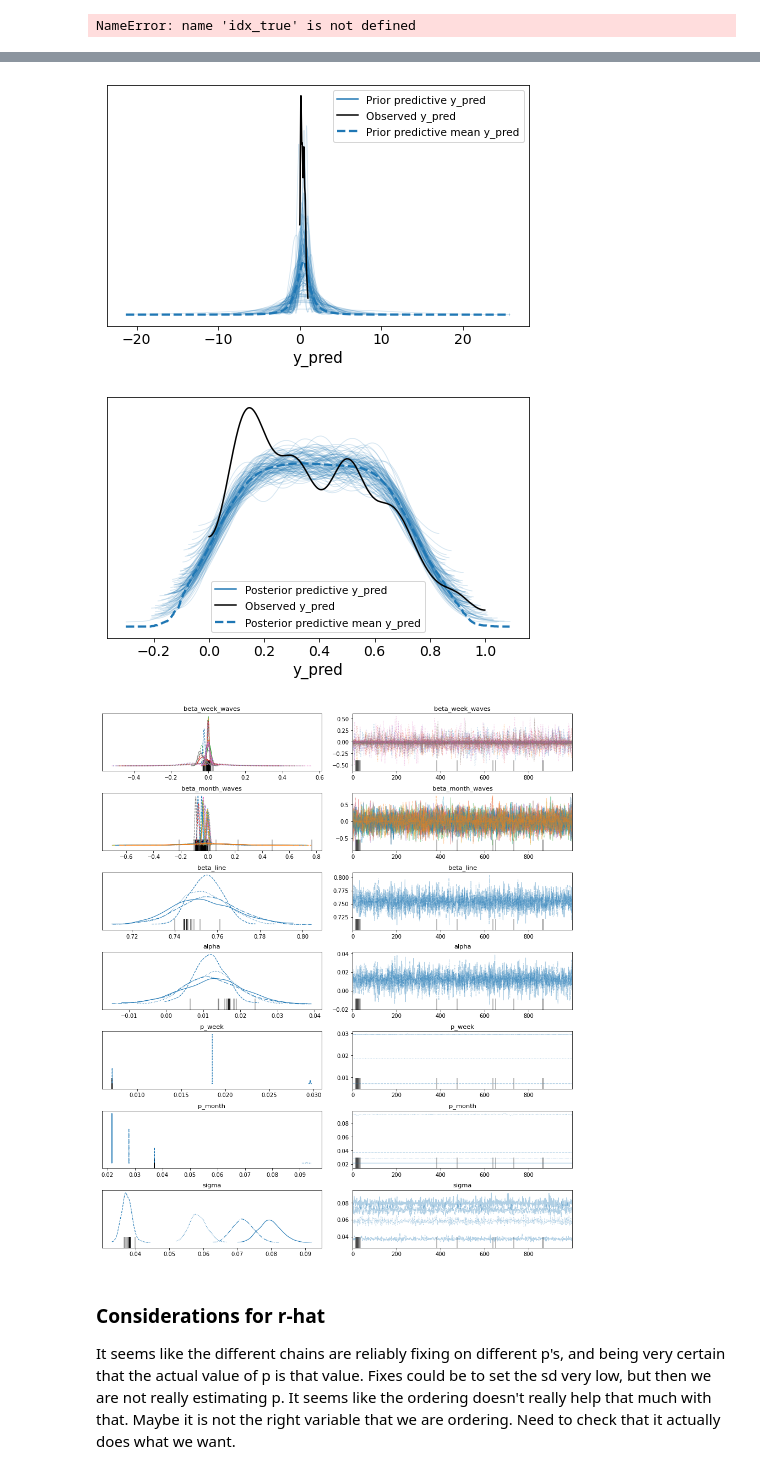
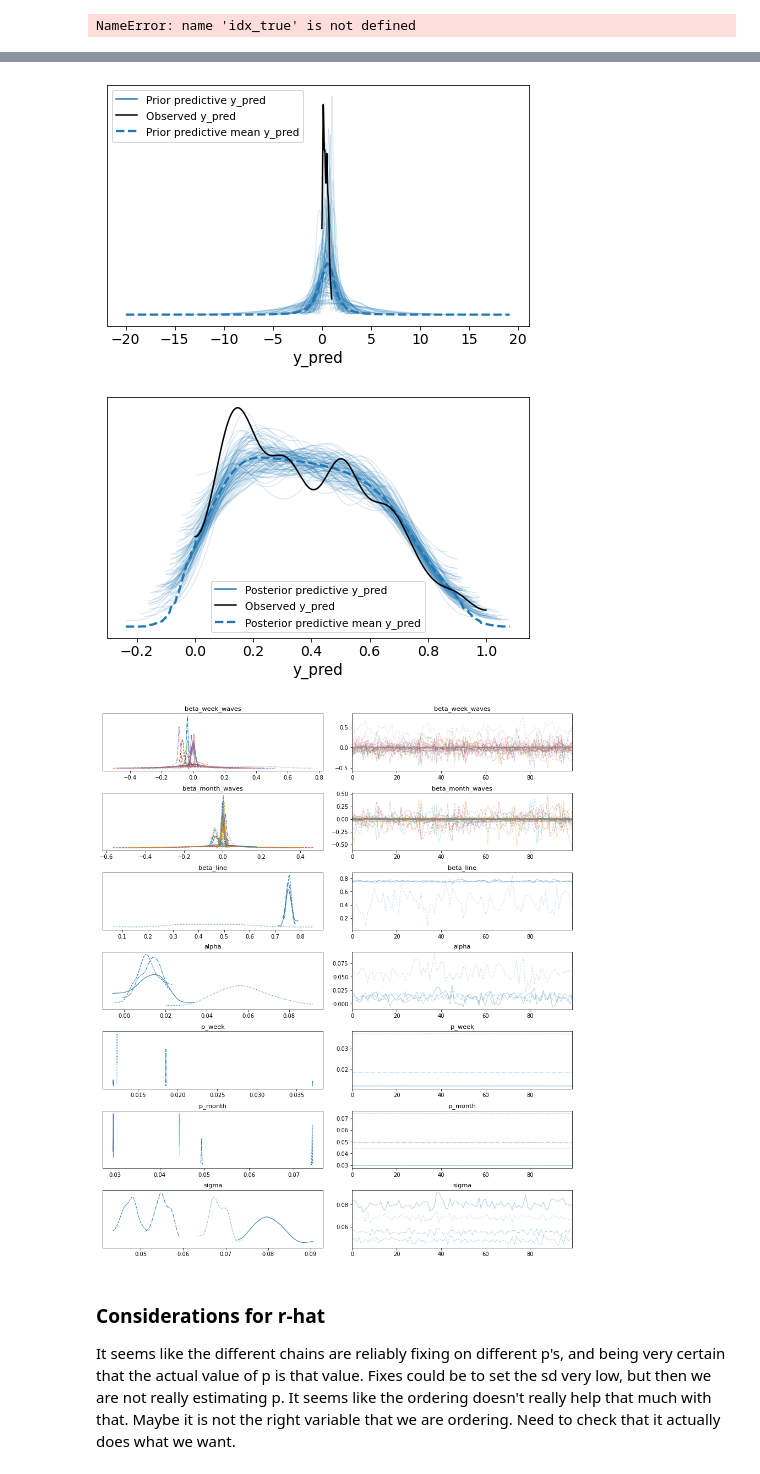
Before and after one commit to PyCipio/PyCipio, a Jupyter notebook: code/template_scaled_MW.ipynb, the cells around one changed output, grey strips where cells are left out. Drawn from its saved outputs; the diff is of its cells as text; code cells hidden in the pictures.

```diff
--- a/code/template_scaled_MW.ipynb
+++ b/code/template_scaled_MW.ipynb
@@ -216,6 +280,7 @@ with pm.Model() as m0:
     t_shared = pm.Data('t_shared', time_true_scaled)
     time_shared = pm.Data("time_shared", time_scaled)
     idx_shared = pm.Data('idx_shared', idx_true)
+    length_shared = pm.Data("length_shared", np.array(len(time_scaled)))
 
     # prepare fourier week
     #seasonal_component(name, name_beta, mu, sd, beta_sd, n_components, shape, time_scaled)
@@ -282,5 +347,5 @@ def sample_mod(
 # %%
-m0_idata = sample_mod(m0)
+m0_idata = sample_mod(m0, posterior_draws = 100)
 
 ## plot checks
 az.plot_ppc(m0_idata, num_pp_samples = 100, group = "prior")
@@ -308,6 +383,6 @@ posterior predictive variable y_pred's shape not compatible with number of chain
-[figure, old version]
+[figure, new version]
-[figure, old version]
+[figure, new version]
-[figure, old version]
+[figure, new version]
 # %% [markdown]
 ### Considerations for r-hat
 It seems like the different chains are reliably fixing on different p's, and being very certain that the actual value of p is that value. Fixes could be to set the sd very low, but then we are not really estimating p. It seems like the ordering doesn't really help that much with that. Maybe it is not the right variable that we are ordering. Need to check that it actually does what we want.
```
Also changed, not shown: parts of 8 cells of this notebook.
